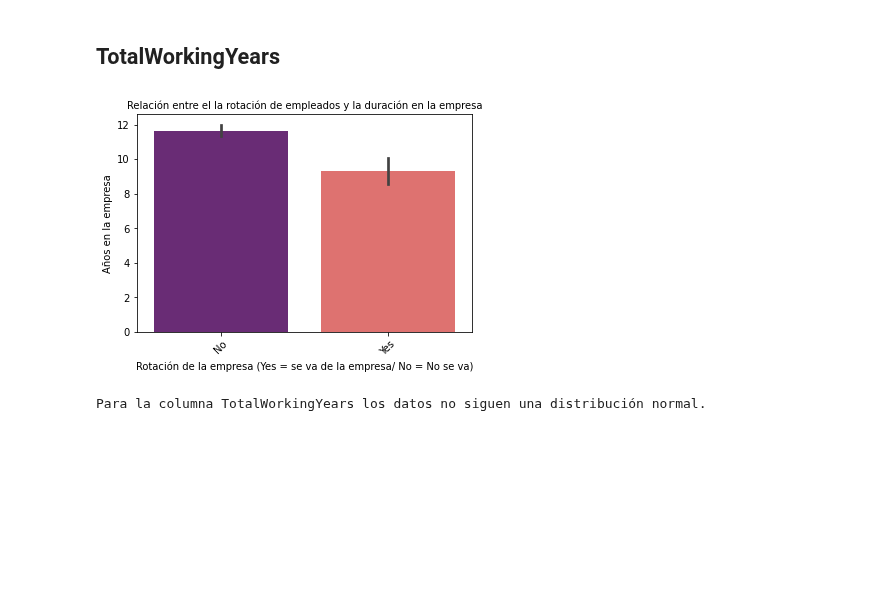
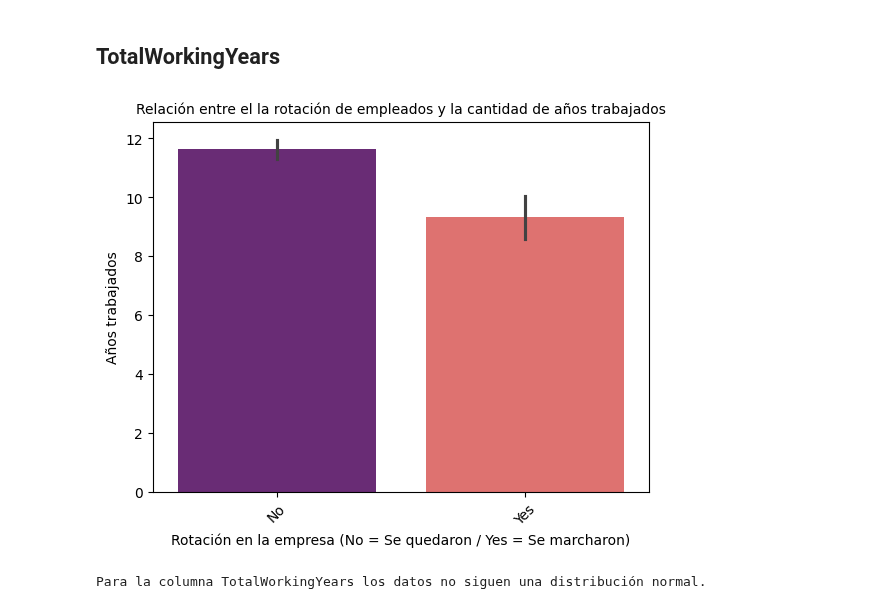
Before and after one commit to raquelmartinrodriguez/proyecto-da-promo-G-modulo-3-team-1, a Jupyter notebook: notebooks/04-testing/otros_a_b_testing.ipynb, the cells around one changed output. Drawn from its saved outputs; the diff is of its cells as text; code cells hidden in the pictures; blank space fills up the shorter version.

Commit message:
Add changes to remotework graphics

```diff
--- a/notebooks/04-testing/otros_a_b_testing.ipynb
+++ b/notebooks/04-testing/otros_a_b_testing.ipynb
@@ -258,18 +258,18 @@ Con un p_value de 0.3967654071376123 no hay una diferencia significativa en la c
 # %%
 #realizamos un gráfico para visualizar como se distribuyen los salarios en función del nivel educativo
 
 sns.barplot(x = "Attrition",
                y = "TotalWorkingYears",
                data = df,
                palette = "magma")
 
 
-plt.xlabel("Rotación de la empresa (Yes = se va de la empresa/ No = No se va)")
-plt.ylabel("Años en la empresa")
+plt.xlabel("Rotación en la empresa (No = Se quedaron / Yes = Se marcharon)")
+plt.ylabel("Años trabajados")
 plt.xticks(rotation = 45)
-plt.title("Relación entre el la rotación de empleados y la duración en la empresa", fontsize = 10);
+plt.title("Relación entre el la rotación de empleados y la cantidad de años trabajados", fontsize = 10);
 # %% [output]
-[figure, old version]
+[figure, new version]
 # %%
 # En el gráfico observamos que parece existir una relación entre los años que un empleado lleva en la empresa y la rotación (a mayor número de años en la empresa, menor rotación)
 # Vamos a comprobar si existe una diferencia significativa
```
Also changed, not shown: parts of 11 cells of this notebook, 1 other file.
